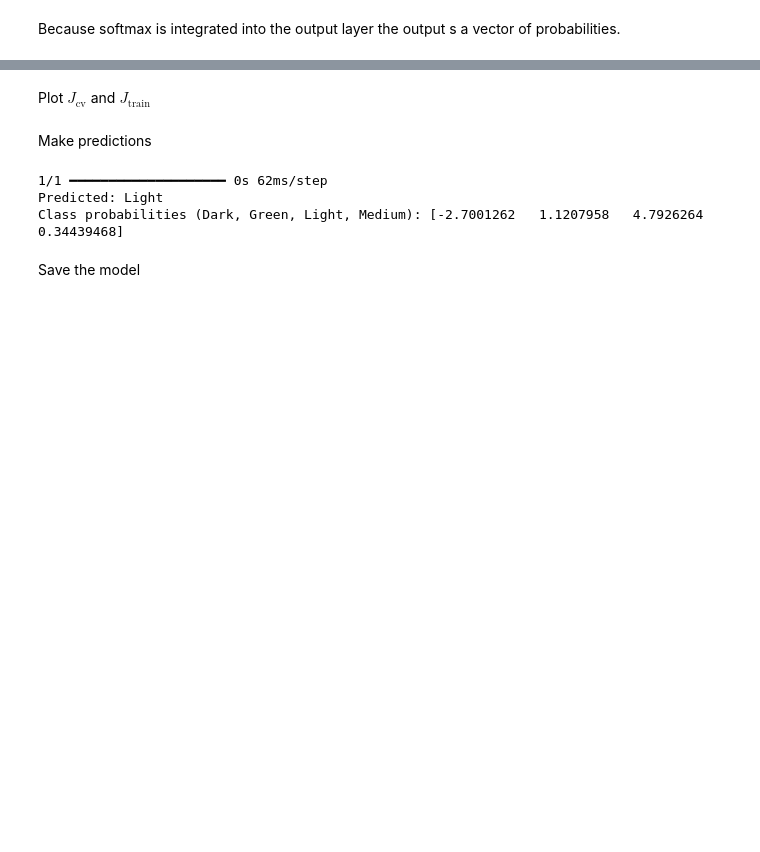
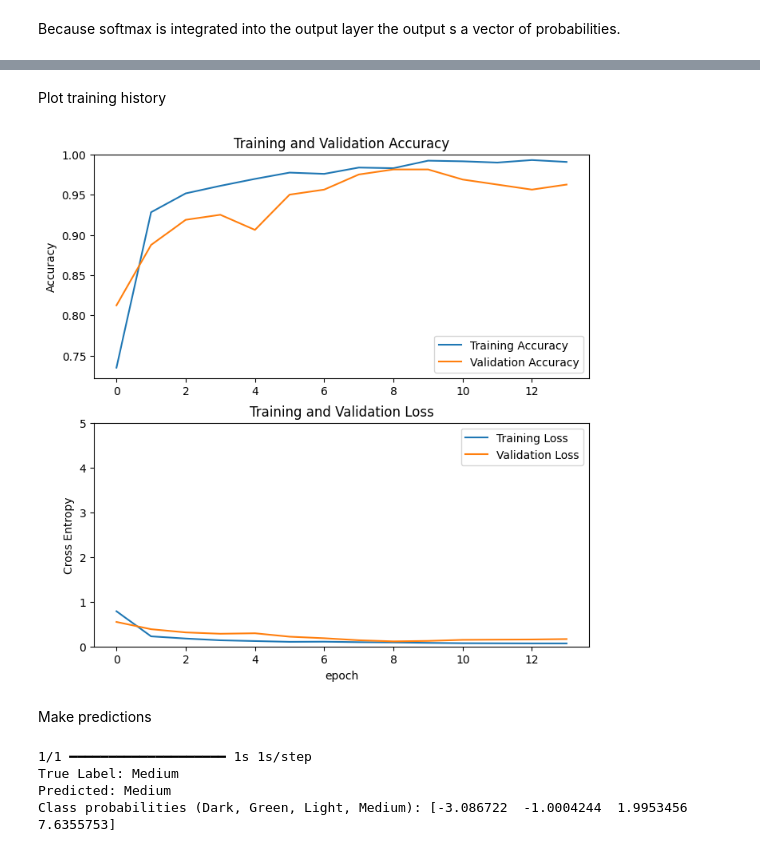
Before and after one commit to fdhima/coffee-roast-ai, a Jupyter notebook: coffee_bean_roast.ipynb, the cells around one changed output, grey strips where cells are left out. Cells and saved outputs as stored; diff of their text form; code cells hidden in the pictures; blank space fills up the shorter version.

```diff
--- a/coffee_bean_roast.ipynb
+++ b/coffee_bean_roast.ipynb
@@ -30,7 +34,14 @@ Split dataset into training, validation and test set. This split will be used to
 # %%
 from sklearn.model_selection import train_test_split
 
-X_train, x_, y_train, y_ = train_test_split(X , y, test_size=0.40, random_state=1)
-X_cv, X_test, y_cv, y_test = train_test_split(x_ , y_, test_size=0.20, random_state=1)
+# 80% Train, 20% Temp (Test + Val)
+X_train, x_temp, y_train, y_temp = train_test_split(X , y, test_size=0.20, random_state=42)
 
-del x_, y_
+# Split Temp into 50% Val, 50% Test (resulting in 10% Val, 10% Test of total)
+X_cv, X_test, y_cv, y_test = train_test_split(x_temp , y_temp, test_size=0.50, random_state=42)
+
+print(f"Training samples: {len(X_train)}")
+print(f"Validation samples: {len(X_cv)}")
+print(f"Test samples: {len(X_test)}")
+
+del x_temp, y_temp
@@ -65,11 +80,13 @@ base_model = MobileNetV2(
 # base_model.trainable = False  # freeze pretrained weights
 base_model.trainable = True
 
+# Freezing earlier layers, fine tuning top layers
 for layer in base_model.layers[:-30]:
     layer.trainable = False
 
+# Reduced L2 regularization strength
+l = 1e-4
 
-l = 1e-1
 model_1 = models.Sequential([
     data_augmentation,
     layers.Lambda(preprocess_input),
@@ -162,5 +178,34 @@ CV Cross-Entropy Loss       : 3.9287
 # %% [markdown]
-Plot $J_{\text{cv}}$ and $J_{\text{train}}$
+Plot training history
+# %%
+import matplotlib.pyplot as plt
+
+acc = history.history['accuracy']
+val_acc = history.history['val_accuracy']
+
+loss = history.history['loss']
+val_loss = history.history['val_loss']
+
+plt.figure(figsize=(8, 8))
+plt.subplot(2, 1, 1)
+plt.plot(acc, label='Training Accuracy')
+plt.plot(val_acc, label='Validation Accuracy')
+plt.legend(loc='lower right')
+plt.ylabel('Accuracy')
+plt.ylim([min(plt.ylim()),1])
+plt.title('Training and Validation Accuracy')
+
+plt.subplot(2, 1, 2)
+plt.plot(loss, label='Training Loss')
+plt.plot(val_loss, label='Validation Loss')
+plt.legend(loc='upper right')
+plt.ylabel('Cross Entropy')
+plt.ylim([0,5.0])
+plt.title('Training and Validation Loss')
+plt.xlabel('epoch')
+plt.show()
+# %% [output]
+[figure, added]
 # %% [markdown]
 Make predictions
 # %%
@@ -173,22 +218,23 @@ class_names = {
 # %%
 IMG_SIZE = 224
 
-img = cv2.imread("test/Dark/dark (25).png")
-# img = cv2.imread("../../green.webp")
-img = cv2.cvtColor(img, cv2.COLOR_BGR2RGB)
-img = cv2.resize(img, (IMG_SIZE, IMG_SIZE))
-img = img / 255.0
+# Use a test image if available, else pick one from X_test
+# For demonstration, we pick the first image from X_test computed earlier
+# Note: X_test contains loaded images (arrays), not paths.
 
-img = np.expand_dims(img, axis=0)  # shape (1, 224, 224, 3)
+img = X_test[0]
+true_label = y_test.iloc[0]
 
-pred = model.predict(img)
+img_batch = np.expand_dims(img, axis=0)  # shape (1, 224, 224, 3)
+
+pred = model.predict(img_batch)
 pred_class = np.argmax(pred, axis=1)[0]
 
+print(f"True Label: {class_names[true_label]}")
 print("Predicted:", class_names[pred_class])
 print("Class probabilities (Dark, Green, Light, Medium):", pred[0])
 # %% [output]
-1/1 ━━━━━━━━━━━━━━━━━━━━ 0s 62ms/step
-Predicted: Light
-Class probabilities (Dark, Green, Light, Medium): [-2.7001262   1.1207958   4.7926264   0.34439468]
+1/1 ━━━━━━━━━━━━━━━━━━━━ 1s 1s/step
+True Label: Medium
+Predicted: Medium
+Class probabilities (Dark, Green, Light, Medium): [-3.086722  -1.0004244  1.9953456  7.6355753]
-# %% [markdown]
-Save the model
```
Also changed, not shown: parts of 10 cells of this notebook, 5 other files.
